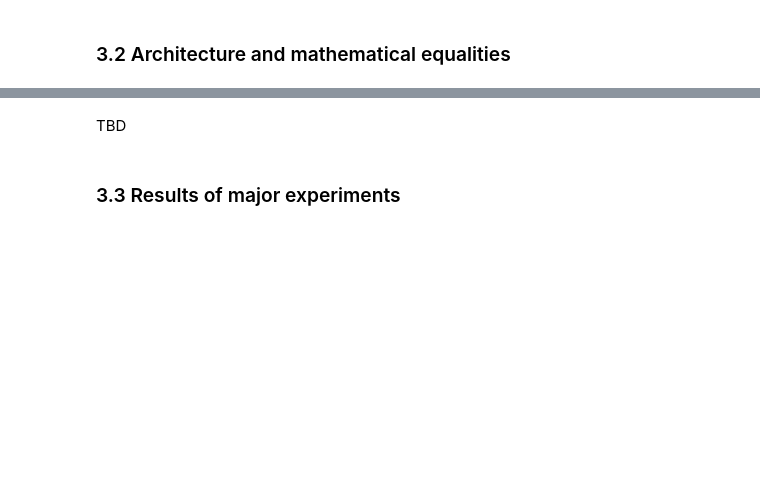
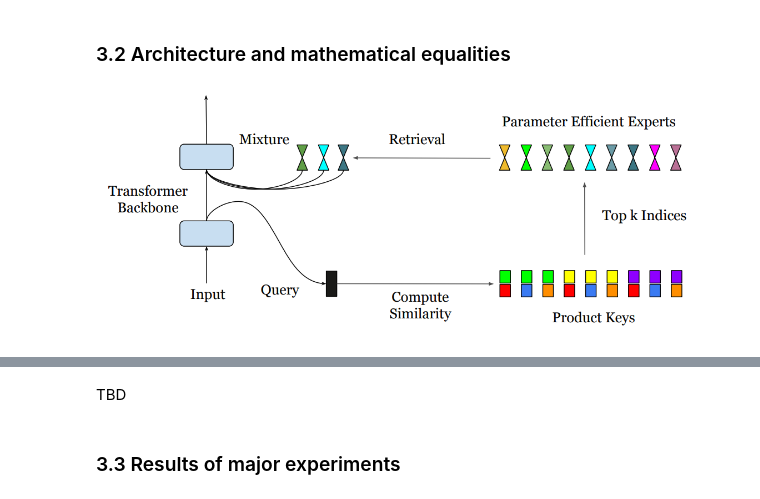
Before and after one commit to stavco9/moe-llm-presentation, a Jupyter notebook: presentation.ipynb, the cells around one changed output, grey strips where cells are left out. Saved outputs shown, nothing was run; the diff lists cells and outputs as text; code cells hidden in the pictures; blank space fills up the shorter version.

Commit message:
Added more documentation about peer

```diff
--- a/presentation.ipynb
+++ b/presentation.ipynb
@@ -46,2 +49,7 @@ The PEER layer includes a vast number of tiny expert (over a million) and solves
 # %% [markdown]
 ### 3.2 Architecture and mathematical equalities
+# %%
+from IPython.display import Image
+Image(filename="Peer_Layer.png", width=700, height=700)
+# %% [output]
+[figure, added]
```
Also changed, not shown: parts of 3 cells of this notebook, 2 other files.
